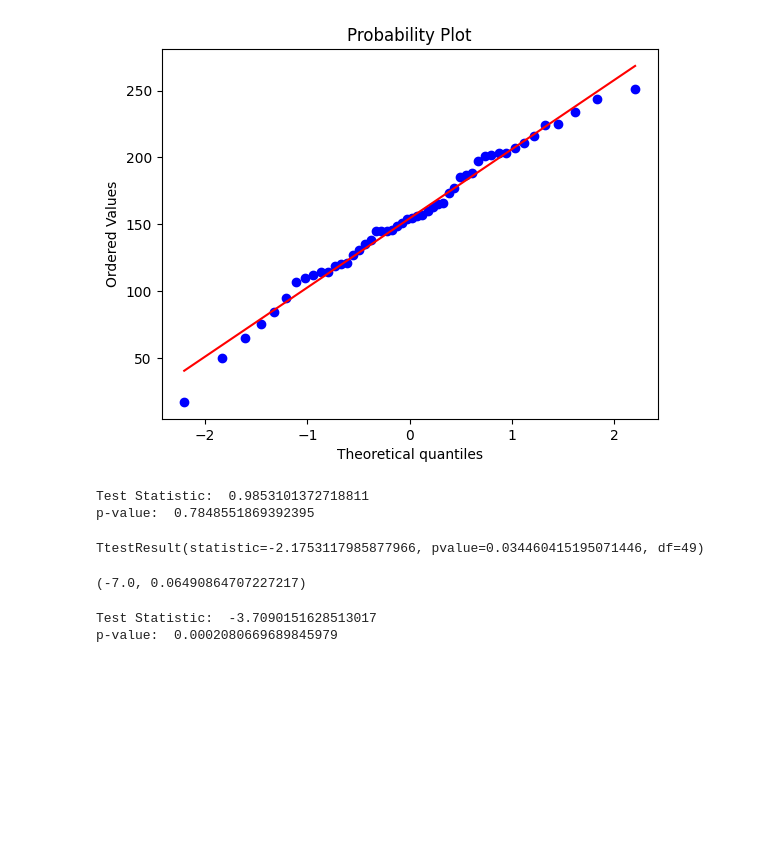
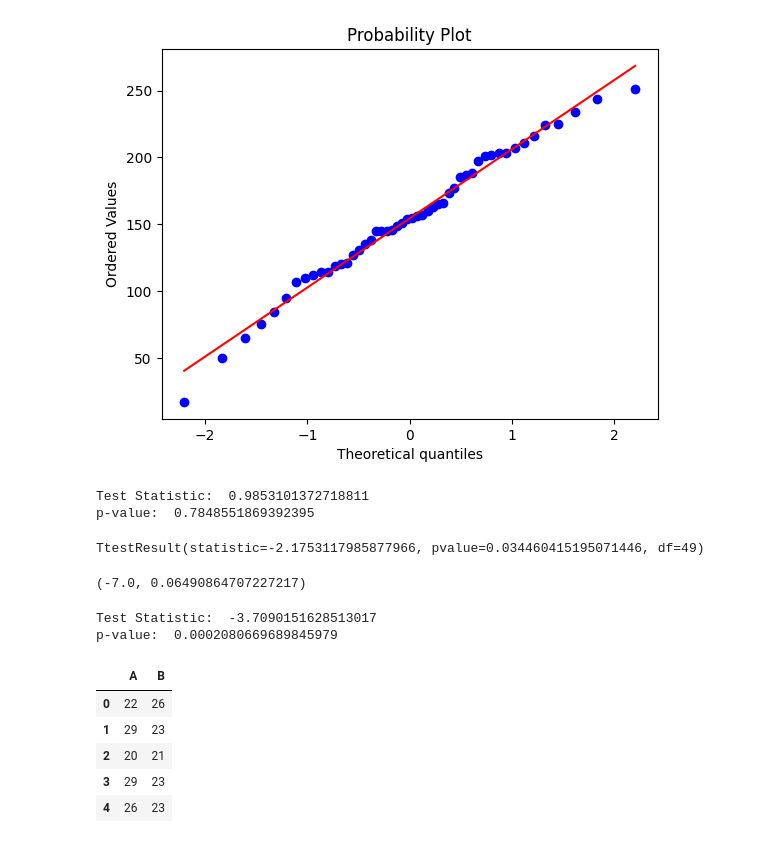
Before and after one commit to enesdertli/Probability, a Jupyter notebook: tests.ipynb, the cells around one changed output. Drawn from its saved outputs; the diff is of its cells as text; code cells hidden in the pictures; blank space fills up the shorter version.

```diff
--- a/tests.ipynb
+++ b/tests.ipynb
@@ -52,3 +53,21 @@ print("p-value: ", proportions_ztest(count, nobs, value)[1])
 # %% [output]
 Test Statistic:  -3.7090151628513017
 p-value:  0.0002080669689845979
+# %%
+#independent two sample t-test
+#create A dataframe array about 30 elements between 20-30
+A = np.random.randint(20,30,30)
+#create B dataframe array about 30 elements between 20-30
+B = np.random.randint(20,30,30)
+
+A_B = pd.concat([pd.DataFrame(A), pd.DataFrame(B)], axis=1)
+A_B.columns = ["A", "B"]
+
+A_B.head()
+# %% [output]
+|  | A | B |
+| 0 | 22 | 26 |
+| 1 | 29 | 23 |
+| 2 | 20 | 21 |
+| 3 | 29 | 23 |
+| 4 | 26 | 23 |
```
Also changed, not shown: parts of 16 cells of this notebook.
